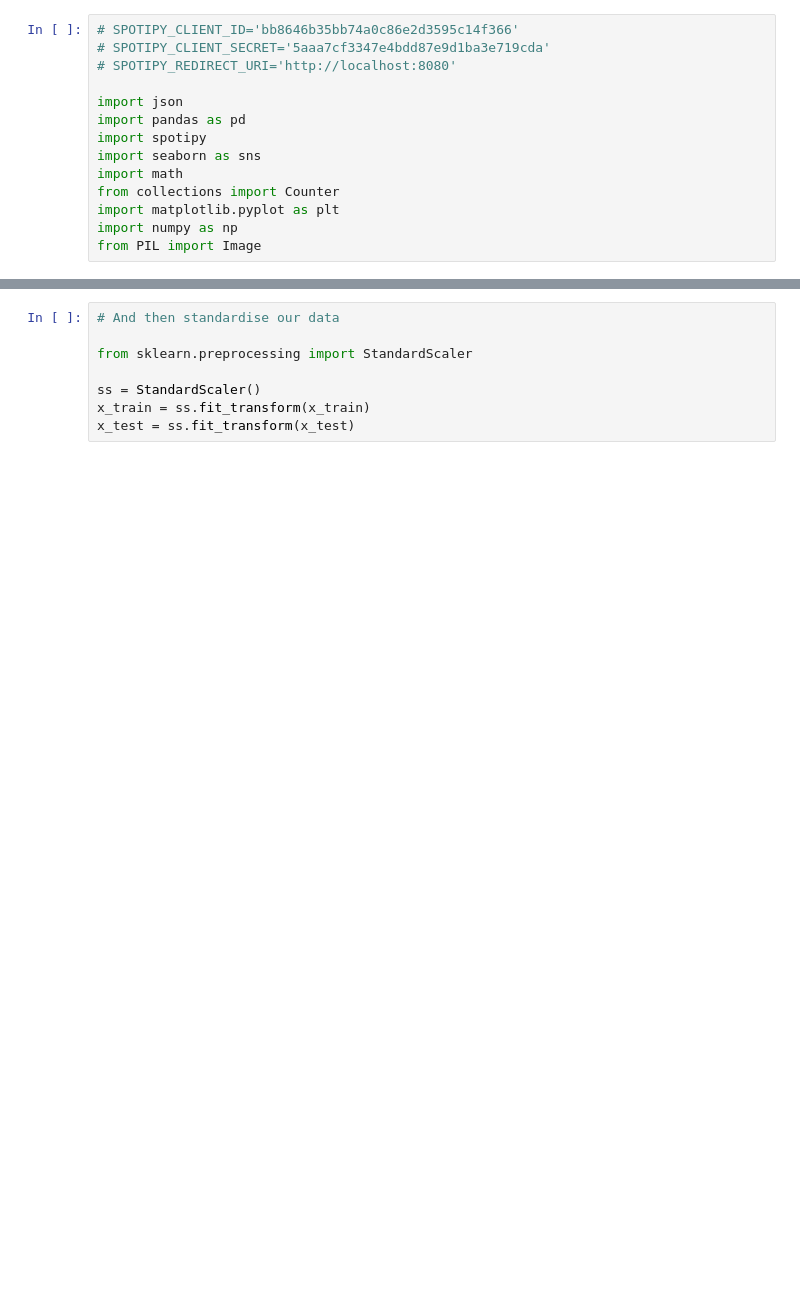
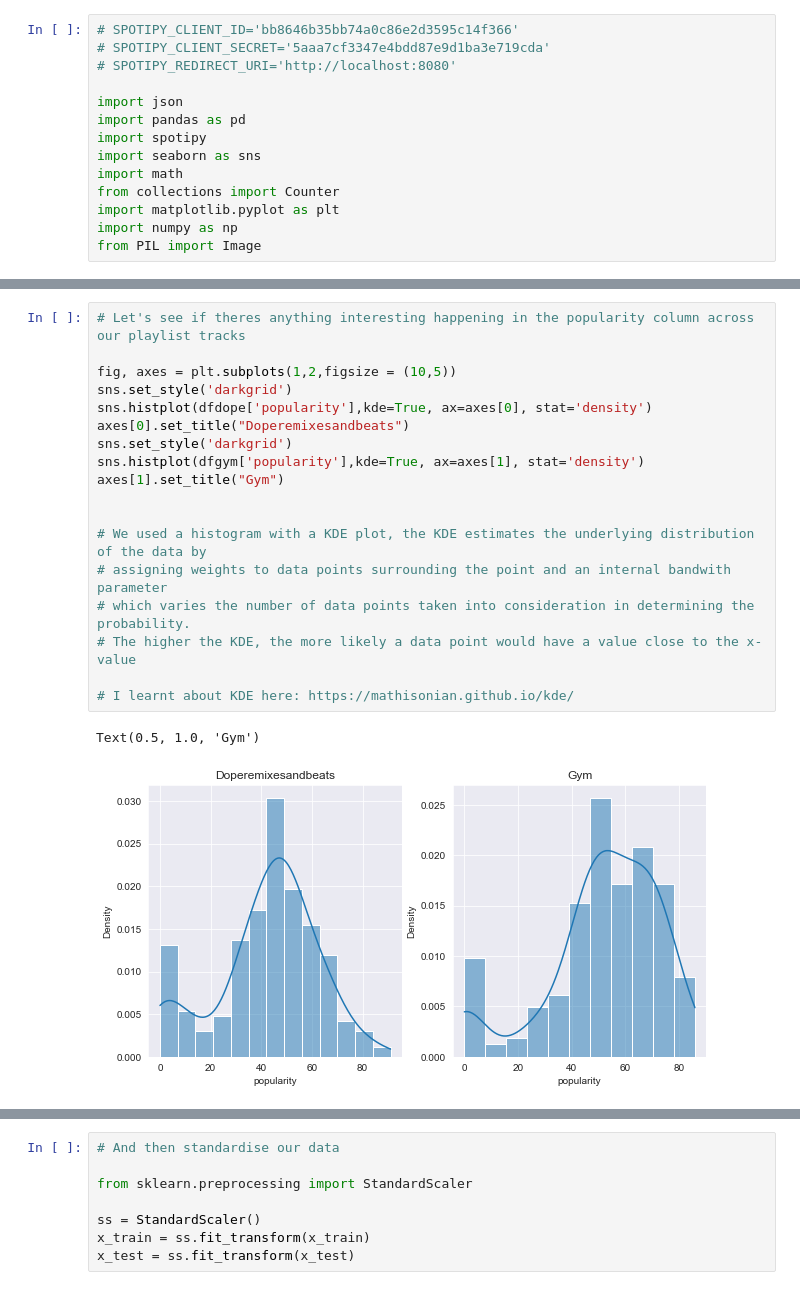
Before and after one commit to jlou711/Spotify-Sorting-Hat, a Jupyter notebook: Spotipy Sorting Hat.ipynb, the cells around one changed output, grey strips where cells are left out. Drawn from its saved outputs; the diff is of its cells as text; blank space fills up the shorter version.

```diff
--- a/Spotipy Sorting Hat.ipynb
+++ b/Spotipy Sorting Hat.ipynb
@@ -677,0 +125,21 @@ x_train
+# %%
+# Let's see if theres anything interesting happening in the popularity column across our playlist tracks
+
+fig, axes = plt.subplots(1,2,figsize = (10,5))
+sns.set_style('darkgrid')
+sns.histplot(dfdope['popularity'],kde=True, ax=axes[0], stat='density')
+axes[0].set_title("Doperemixesandbeats")
+sns.set_style('darkgrid')
+sns.histplot(dfgym['popularity'],kde=True, ax=axes[1], stat='density')
+axes[1].set_title("Gym")
+
+
+# We used a histogram with a KDE plot, the KDE estimates the underlying distribution of the data by
+# assigning weights to data points surrounding the point and an internal bandwith parameter
+# which varies the number of data points taken into consideration in determining the probability.
+# The higher the KDE, the more likely a data point would have a value close to the x-value
+
+# I learnt about KDE here: https://mathisonian.github.io/kde/
+# %% [output]
+Text(0.5, 1.0, 'Gym')
+[figure, added]
```
Also changed, not shown: parts of 90 cells of this notebook.
